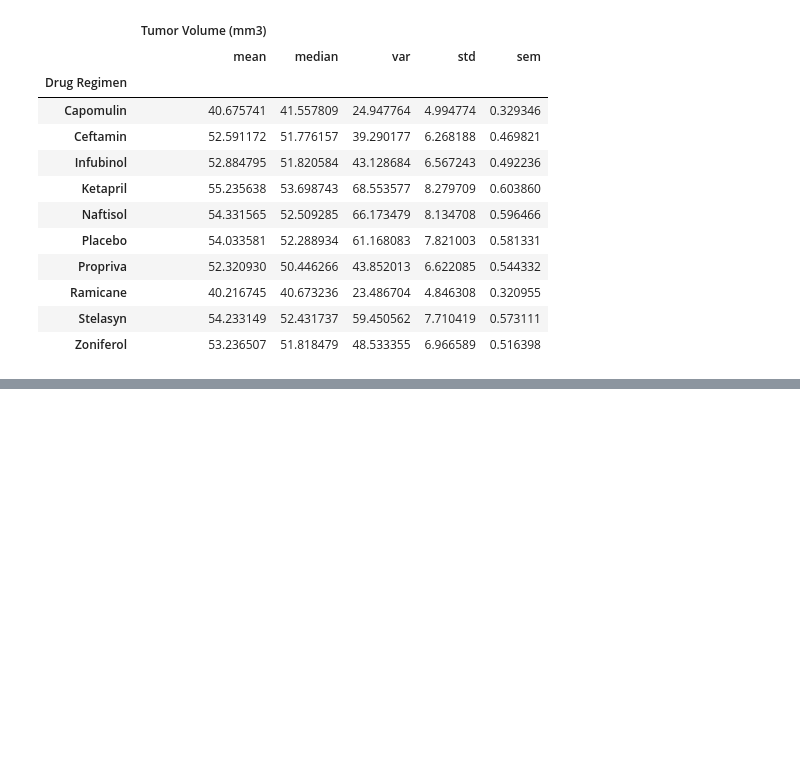
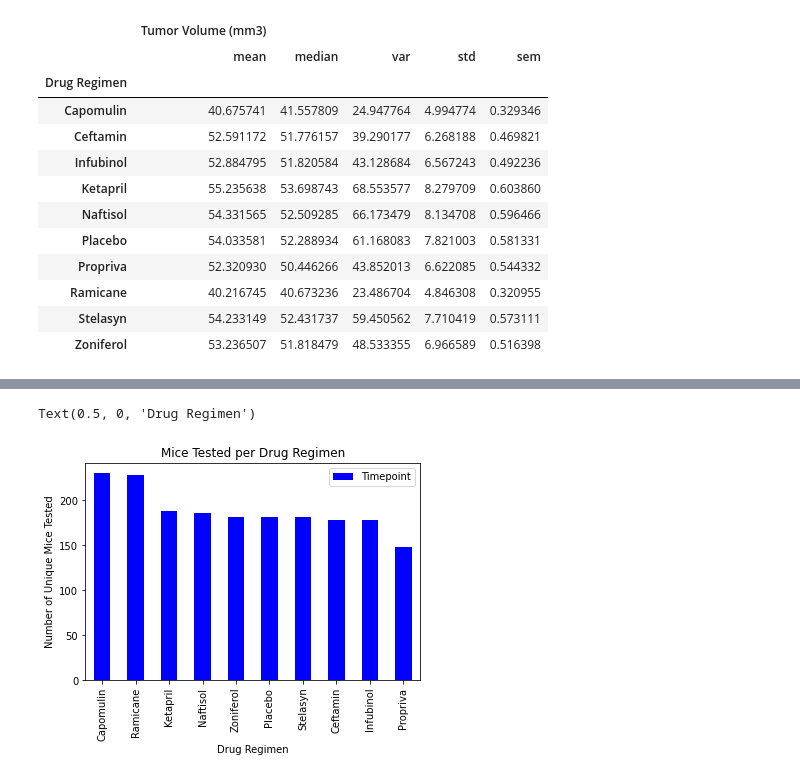
Before and after one commit to ennegineer/05-matplotlibHW, a Jupyter notebook: Statistics.ipynb, the cells around one changed output, grey strips where cells are left out. Saved outputs shown, nothing was run; the diff lists cells and outputs as text; code cells hidden in the pictures; blank space fills up the shorter version.

Commit message:
bar charts and pie charts added

```diff
--- a/Statistics.ipynb
+++ b/Statistics.ipynb
@@ -138,3 +138,9 @@ tumorAggData
 | Ramicane | 40.216745 | 40.673236 | 23.486704 | 4.846308 | 0.320955 |
 | Stelasyn | 54.233149 | 52.431737 | 59.450562 | 7.710419 | 0.573111 |
 | Zoniferol | 53.236507 | 51.818479 | 48.533355 | 6.966589 | 0.516398 |
+# %%
+# Bar and Pie Charts
+
+micePerDrug = pd.DataFrame(drugGroups["Timepoint"].count())
+micePerDrugSort= micePerDrug.sort_values('Timepoint', ascending=False)
+micePerDrugSort
@@ -140,0 +160,7 @@ tumorAggData
+# %%
+micePerDrugSort.plot(kind="bar", facecolor="blue", title="Mice Tested per Drug Regimen")
+plt.ylabel("Number of Unique Mice Tested")
+plt.xlabel("Drug Regimen")
+# %% [output]
+Text(0.5, 0, 'Drug Regimen')
+[figure, added]
```
Also changed, not shown: parts of 5 cells of this notebook.
